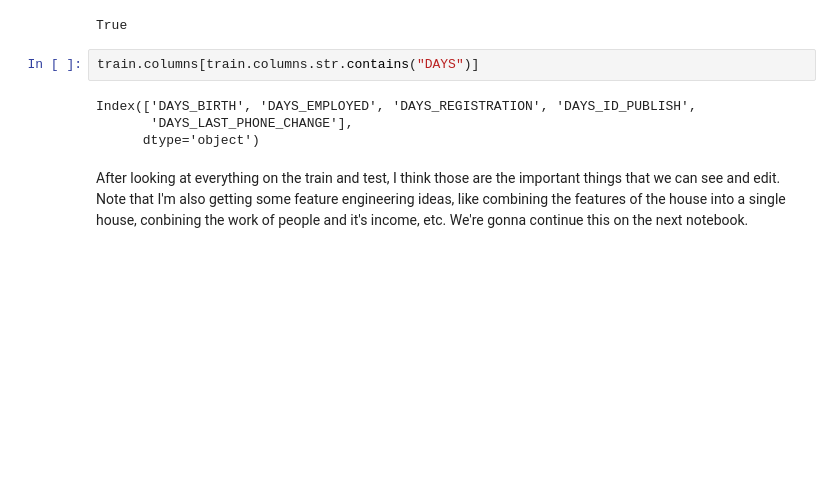
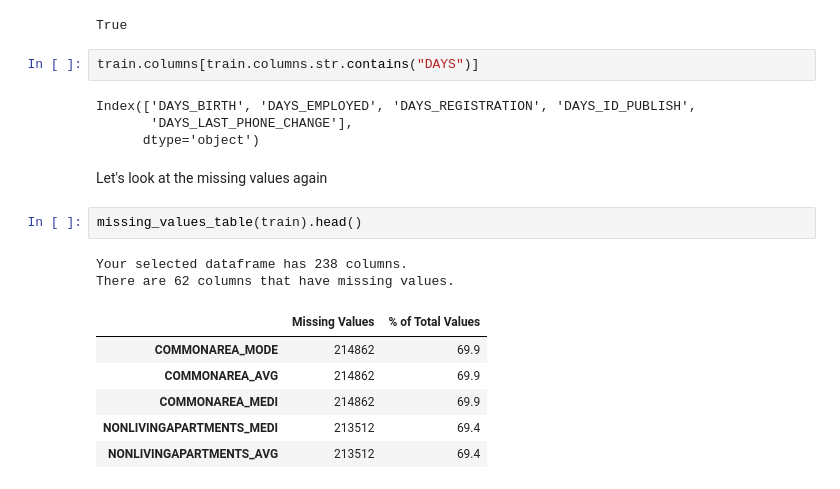
Before and after one commit to KronosDP/Home-Credit-Data-Science-Virtual-Internship, a Jupyter notebook: Darrel's Work/0_EDA.ipynb, the cells around one changed output. Drawn from its saved outputs; the diff is of its cells as text; blank space fills up the shorter version.

```diff
--- a/Darrel's Work/0_EDA.ipynb
+++ b/Darrel's Work/0_EDA.ipynb
@@ -612,5 +666,16 @@ train.columns[train.columns.str.contains("DAYS")]
 Index(['DAYS_BIRTH', 'DAYS_EMPLOYED', 'DAYS_REGISTRATION', 'DAYS_ID_PUBLISH',
        'DAYS_LAST_PHONE_CHANGE'],
       dtype='object')
-# %% [markdown]
-After looking at everything on the train and test, I think those are the important things that we can see and edit. Note that I'm also getting some feature engineering ideas, like combining the features of the house into a single house, conbining the work of people and it's income, etc. We're gonna continue this on the next notebook.
+# %% [markdown]
+Let's look at the missing values again
+# %%
+missing_values_table(train).head()
+# %% [output]
+Your selected dataframe has 238 columns.
+There are 62 columns that have missing values.
+|  | Missing Values | % of Total Values |
+| COMMONAREA_MODE | 214862 | 69.9 |
+| COMMONAREA_AVG | 214862 | 69.9 |
+| COMMONAREA_MEDI | 214862 | 69.9 |
+| NONLIVINGAPARTMENTS_MEDI | 213512 | 69.4 |
+| NONLIVINGAPARTMENTS_AVG | 213512 | 69.4 |
```
Also changed, not shown: parts of 40 cells of this notebook.
